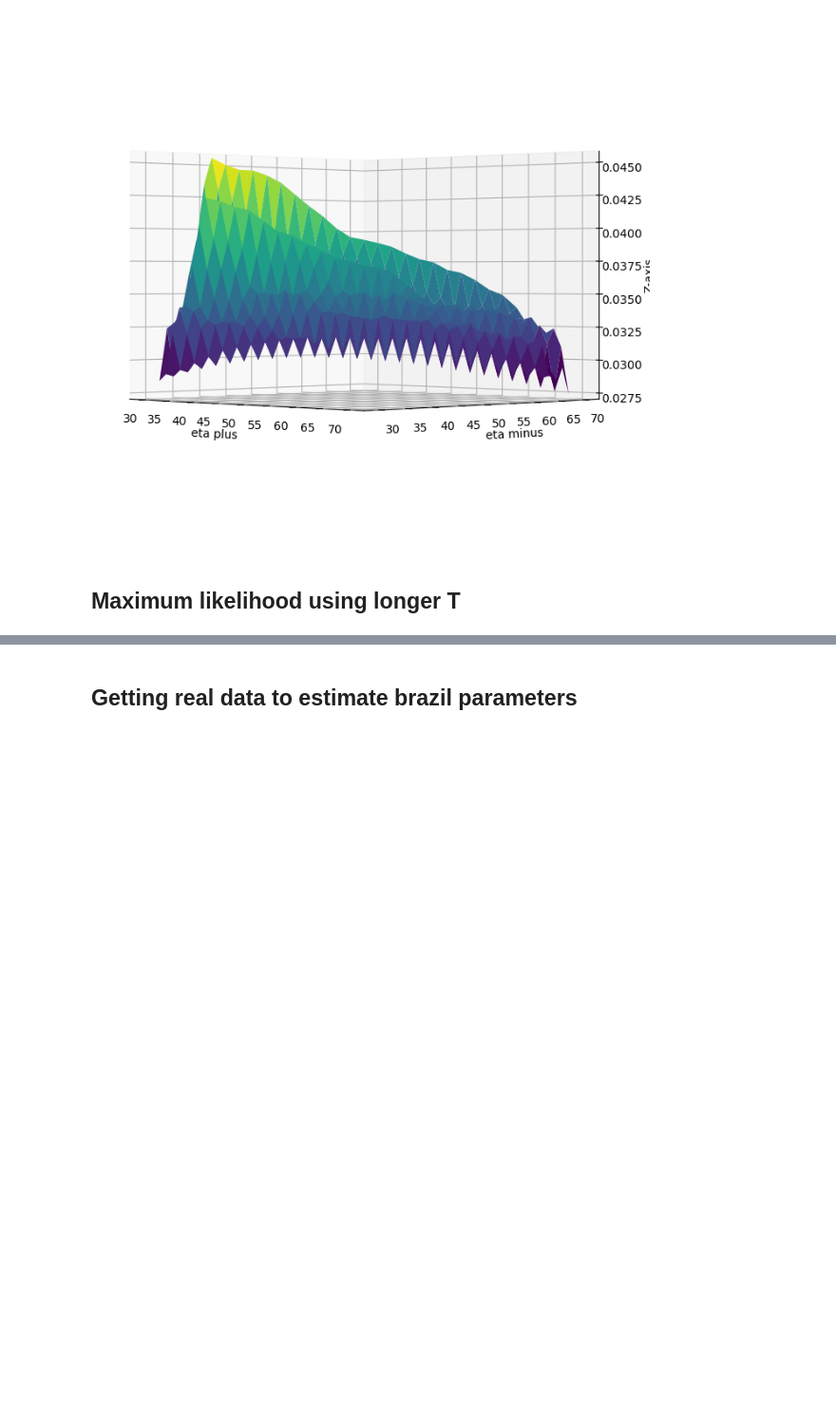
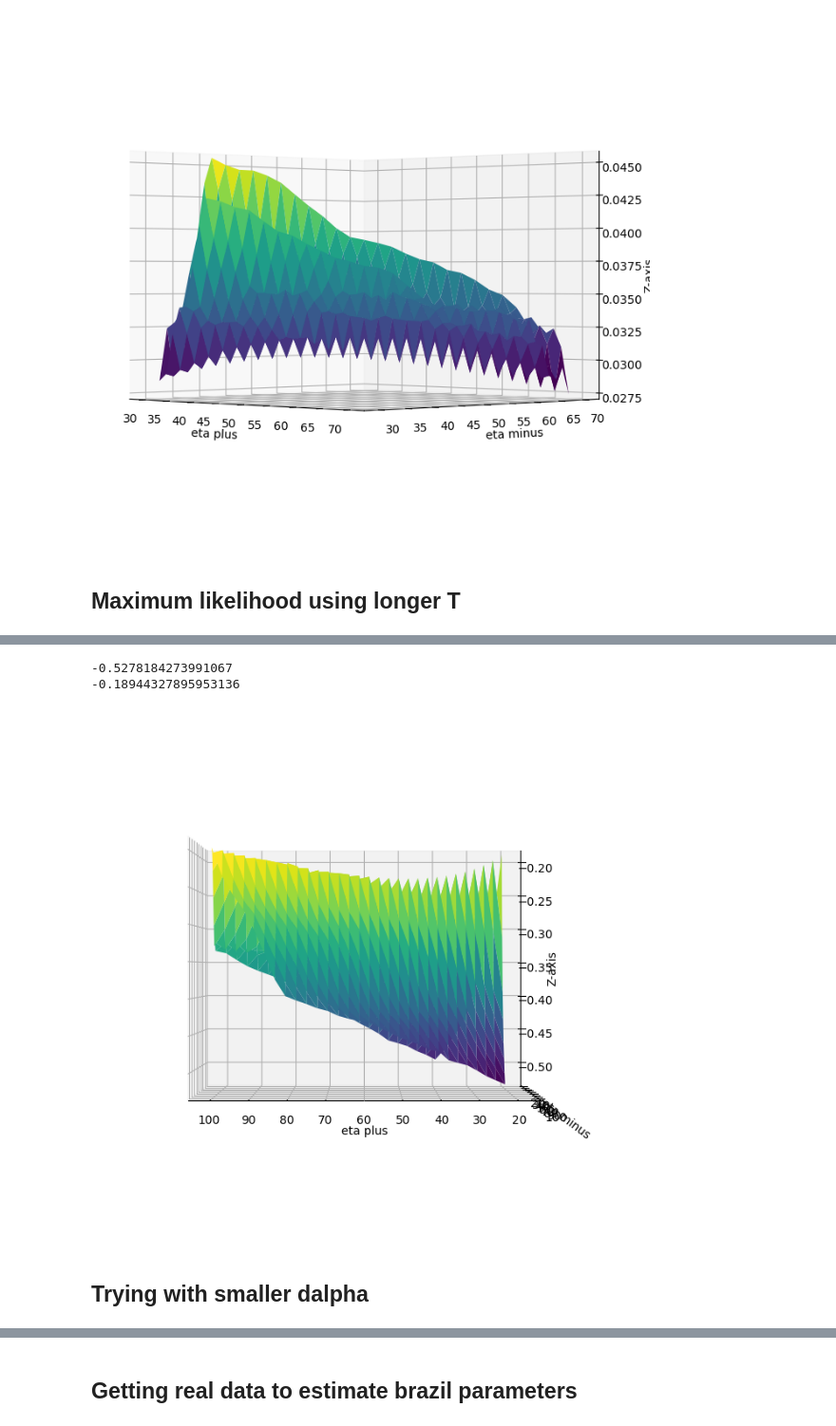
Before and after one commit to cavallofederico/marketmaking, a Jupyter notebook: alpha_signals/likelihood.ipynb, the cells around one changed output, grey strips where cells are left out. Shown at 95% size. Cells and saved outputs as stored; diff of their text form; code cells hidden in the pictures; blank space fills up the shorter version.

Commit message:
Trying changing dalpha

```diff
--- a/alpha_signals/likelihood.ipynb
+++ b/alpha_signals/likelihood.ipynb
@@ -910,8 +914,8 @@ from scipy import optimize
 from likelihood import MaximumLikelihood
 
 def multi_likelihood_to_minimize(y, k=200, theta=0.1):
-    bad_result = 1000 #np.nan
-    x=np.array([k, y[0], y[0], theta])
+    bad_result = np.nan #1000 #
+    x=np.array([y[0], y[1], y[1], y[2]])
     if np.abs(x[1]-x[2]) >20:
         return bad_result
     if x[0]<0 or x[1]<0 or x[2]<0 or x[3]<0:
@@ -982,0 +1054,23 @@ z = surface_function_vectorized(x, y)
+# %%
+z_min, z_max = np.nanmin(z), np.nanmax(z)
+print(z_min)
+print(z_max)
+fig = plt.figure(figsize=(12, 8))
+ax = fig.add_subplot(111, projection='3d')
+ax.plot_surface(x, y, z, cmap='viridis')
+ax.view_init(elev=00, azim=90)
+# Add labels
+ax.set_xlabel('eta plus')
+ax.set_ylabel('eta minus')
+ax.set_zlabel('Z-axis')
+
+# ax.scatter(x_min, y_min, z_min, color='red', marker='o', s=100, label='Minimum Point')
+
+# Show the plot
+plt.show()
+# %% [output]
+-0.5278184273991067
+-0.18944327895953136
+[figure, added]
+# %% [markdown]
+## Trying with smaller dalpha
```
Also changed, not shown: parts of 20 cells of this notebook.
